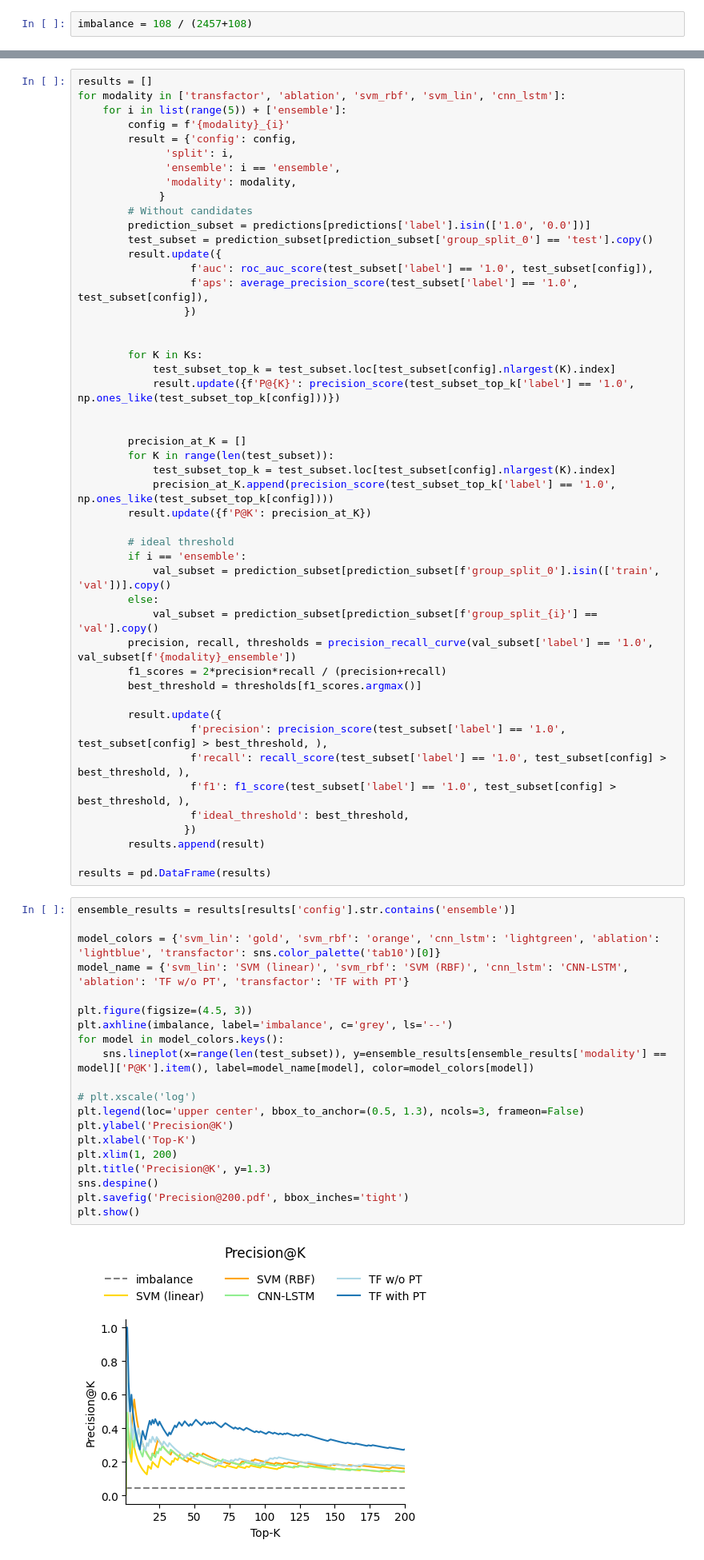
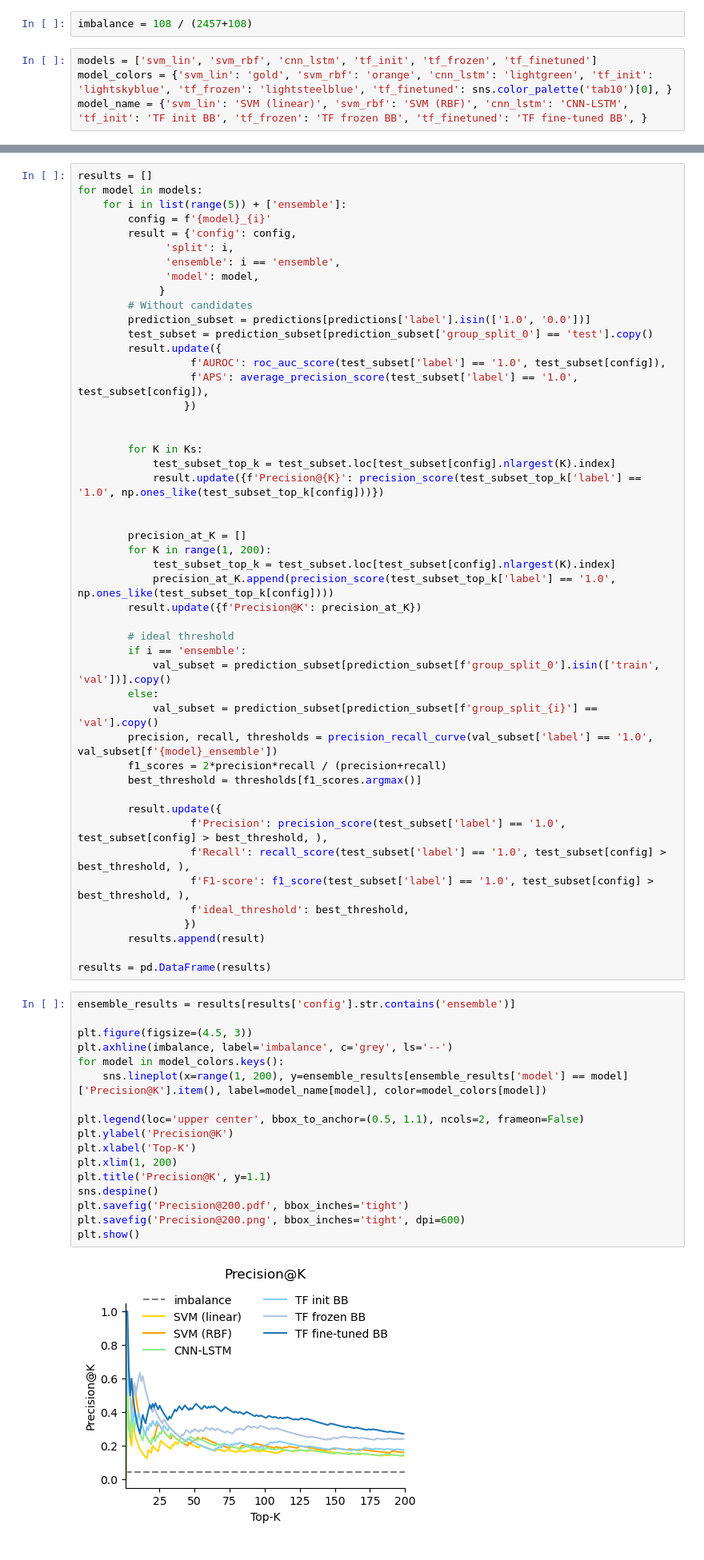
Before and after one commit to marsico-lab/TransFactor, a Jupyter notebook: manuscript/benchmark/Benchmarking Figures and Values.ipynb, the cells around one changed output, grey strips where cells are left out. Shown at 80% size. Cells and saved outputs as stored; diff of their text form.

Commit message:
Add frozen backbone model results

```diff
--- a/manuscript/benchmark/Benchmarking Figures and Values.ipynb
+++ b/manuscript/benchmark/Benchmarking Figures and Values.ipynb
@@ -11,6 +11,10 @@ from sklearn.metrics import roc_auc_score, f1_score, average_precision_score, pr
 Ks = [50, 100, 200]
 # %%
 imbalance = 108 / (2457+108)
+# %%
+models = ['svm_lin', 'svm_rbf', 'cnn_lstm', 'tf_init', 'tf_frozen', 'tf_finetuned']
+model_colors = {'svm_lin': 'gold', 'svm_rbf': 'orange', 'cnn_lstm': 'lightgreen', 'tf_init': 'lightskyblue', 'tf_frozen': 'lightsteelblue', 'tf_finetuned': sns.color_palette('tab10')[0], }
+model_name = {'svm_lin': 'SVM (linear)', 'svm_rbf': 'SVM (RBF)', 'cnn_lstm': 'CNN-LSTM', 'tf_init': 'TF init BB', 'tf_frozen': 'TF frozen BB', 'tf_finetuned': 'TF fine-tuned BB', }
 # %% [markdown]
 ### Read data and some transformations and numbers for the paper
 # %%
@@ -49,47 +38,47 @@ plt.show()
 ### Metrics
 # %%
 results = []
-for modality in ['transfactor', 'ablation', 'svm_rbf', 'svm_lin', 'cnn_lstm']:
+for model in models:
     for i in list(range(5)) + ['ensemble']:
-        config = f'{modality}_{i}'
+        config = f'{model}_{i}'
         result = {'config': config,
               'split': i,
               'ensemble': i == 'ensemble',
-              'modality': modality,
+              'model': model,
              }
         # Without candidates
         prediction_subset = predictions[predictions['label'].isin(['1.0', '0.0'])]
         test_subset = prediction_subset[prediction_subset['group_split_0'] == 'test'].copy()
         result.update({
-                  f'auc': roc_auc_score(test_subset['label'] == '1.0', test_subset[config]),
-                  f'aps': average_precision_score(test_subset['label'] == '1.0', test_subset[config]),
+                  f'AUROC': roc_auc_score(test_subset['label'] == '1.0', test_subset[config]),
+                  f'APS': average_precision_score(test_subset['label'] == '1.0', test_subset[config]),
                  })
 
 
         for K in Ks:
             test_subset_top_k = test_subset.loc[test_subset[config].nlargest(K).index]
-            result.update({f'P@{K}': precision_score(test_subset_top_k['label'] == '1.0', np.ones_like(test_subset_top_k[config]))})
+            result.update({f'Precision@{K}': precision_score(test_subset_top_k['label'] == '1.0', np.ones_like(test_subset_top_k[config]))})
 
 
         precision_at_K = []
-        for K in range(len(test_subset)):
+        for K in range(1, 200):
             test_subset_top_k = test_subset.loc[test_subset[config].nlargest(K).index]
             precision_at_K.append(precision_score(test_subset_top_k['label'] == '1.0', np.ones_like(test_subset_top_k[config])))
-        result.update({f'P@K': precision_at_K})
+        result.update({f'Precision@K': precision_at_K})
 
         # ideal threshold
         if i == 'ensemble':
             val_subset = prediction_subset[prediction_subset[f'group_split_0'].isin(['train', 'val'])].copy()
         else:
             val_subset = prediction_subset[prediction_subset[f'group_split_{i}'] == 'val'].copy()
-        precision, recall, thresholds = precision_recall_curve(val_subset['label'] == '1.0', val_subset[f'{modality}_ensemble'])
+        precision, recall, thresholds = precision_recall_curve(val_subset['label'] == '1.0', val_subset[f'{model}_ensemble'])
         f1_scores = 2*precision*recall / (precision+recall)
         best_threshold = thresholds[f1_scores.argmax()]
 
         result.update({
-                  f'precision': precision_score(test_subset['label'] == '1.0', test_subset[config] > best_threshold, ),
-                  f'recall': recall_score(test_subset['label'] == '1.0', test_subset[config] > best_threshold, ),
-                  f'f1': f1_score(test_subset['label'] == '1.0', test_subset[config] > best_threshold, ),
+                  f'Precision': precision_score(test_subset['label'] == '1.0', test_subset[config] > best_threshold, ),
+                  f'Recall': recall_score(test_subset['label'] == '1.0', test_subset[config] > best_threshold, ),
+                  f'F1-score': f1_score(test_subset['label'] == '1.0', test_subset[config] > best_threshold, ),
                   f'ideal_threshold': best_threshold,
                  })
         results.append(result)
@@ -97,25 +86,22 @@ for modality in ['transfactor', 'ablation', 'svm_rbf', 'svm_lin', 'cnn_lstm']:
 results = pd.DataFrame(results)
 # %%
 ensemble_results = results[results['config'].str.contains('ensemble')]
-
-model_colors = {'svm_lin': 'gold', 'svm_rbf': 'orange', 'cnn_lstm': 'lightgreen', 'ablation': 'lightblue', 'transfactor': sns.color_palette('tab10')[0]}
-model_name = {'svm_lin': 'SVM (linear)', 'svm_rbf': 'SVM (RBF)', 'cnn_lstm': 'CNN-LSTM', 'ablation': 'TF w/o PT', 'transfactor': 'TF with PT'}
 
 plt.figure(figsize=(4.5, 3))
 plt.axhline(imbalance, label='imbalance', c='grey', ls='--')
 for model in model_colors.keys():
-    sns.lineplot(x=range(len(test_subset)), y=ensemble_results[ensemble_results['modality'] == model]['P@K'].item(), label=model_name[model], color=model_colors[model])
+    sns.lineplot(x=range(1, 200), y=ensemble_results[ensemble_results['model'] == model]['Precision@K'].item(), label=model_name[model], color=model_colors[model])
 
-# plt.xscale('log')
-plt.legend(loc='upper center', bbox_to_anchor=(0.5, 1.3), ncols=3, frameon=False)
+plt.legend(loc='upper center', bbox_to_anchor=(0.5, 1.1), ncols=2, frameon=False)
 plt.ylabel('Precision@K')
 plt.xlabel('Top-K')
 plt.xlim(1, 200)
-plt.title('Precision@K', y=1.3)
+plt.title('Precision@K', y=1.1)
 sns.despine()
 plt.savefig('Precision@200.pdf', bbox_inches='tight')
+plt.savefig('Precision@200.png', bbox_inches='tight', dpi=600)
 plt.show()
 # %% [output]
-[figure, old version]
+[figure, new version]
 # %%
 results_ensemble = results[results['ensemble']].copy()
```
Also changed, not shown: parts of 9 cells of this notebook, 1 other file.
